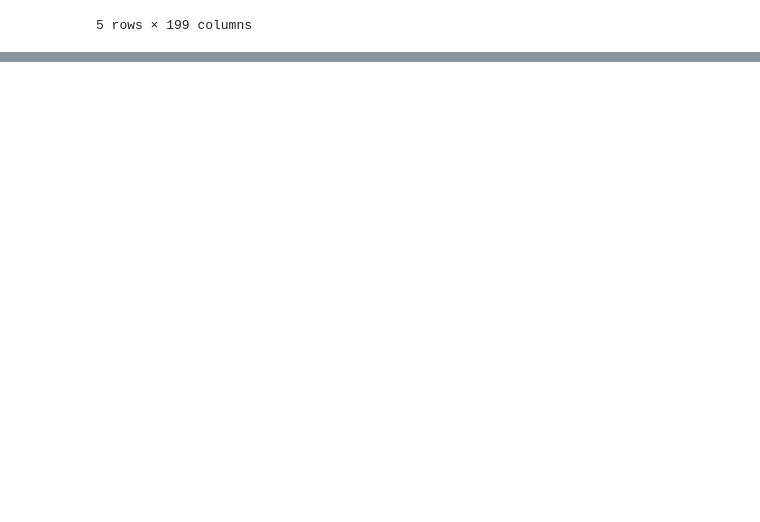
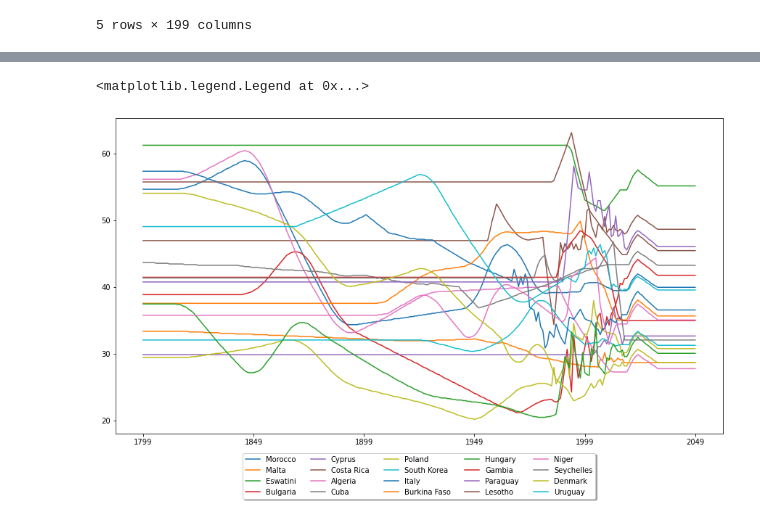
Before and after one commit to MillenRodrigues/Atividade-T4, a Jupyter notebook: Atividade_T4.ipynb, the cells around one changed output, grey strips where cells are left out. Drawn from its saved outputs; the diff is of its cells as text; code cells hidden in the pictures; blank space fills up the shorter version.

```diff
--- a/Atividade_T4.ipynb
+++ b/Atividade_T4.ipynb
@@ -63,4 +66,6 @@ display(escola_primaria.head())
 | 1973 | NaN | 16.7 | NaN | NaN | 39.5 | 75.6 | NaN | NaN | ... |
 5 rows × 199 columns
 # %%
-# conta os nulos por país
+# conta os nulos por país e ordena
+escola_nulos = escola_primaria.isna().sum().sort_values()
+escola_nulos
@@ -66,0 +88,5 @@ display(escola_primaria.head())
+# %%
+# seleciona os 20 com menos nulos
+lista_de_paises = escola_nulos.head(20).index
+escola_primaria = escola_primaria[lista_de_paises]
+display(escola_primaria.head())
@@ -83,0 +128,6 @@ indice_desigualdade_economica
+# %%
+# reformatando a tabela para um formato mais conveniente
+indice_desigualdade_economica=indice_desigualdade_economica.set_index('country')
+indice_desigualdade_economica=indice_desigualdade_economica.T
+indice_desigualdade_economica.columns.name = 'Ano'
+display(indice_desigualdade_economica.head())
@@ -83,0 +166,4 @@ indice_desigualdade_economica
+# %%
+# seleciona os mesmo países analisados para a outra tabela
+indice_desigualdade_economica = indice_desigualdade_economica[lista_de_paises]
+display(indice_desigualdade_economica.head())
@@ -83,0 +177,8 @@ indice_desigualdade_economica
+# %%
+ax = plt.gca()
+indice_desigualdade_economica.plot(kind='line',use_index=True, ax=ax)
+ax.legend(loc='upper center', bbox_to_anchor=(0.5, -0.05),
+          fancybox=True, shadow=True, ncol=5)
+# %% [output]
+<matplotlib.legend.Legend at 0x...>
+[figure, added]
```
Also changed, not shown: parts of 21 cells of this notebook.
